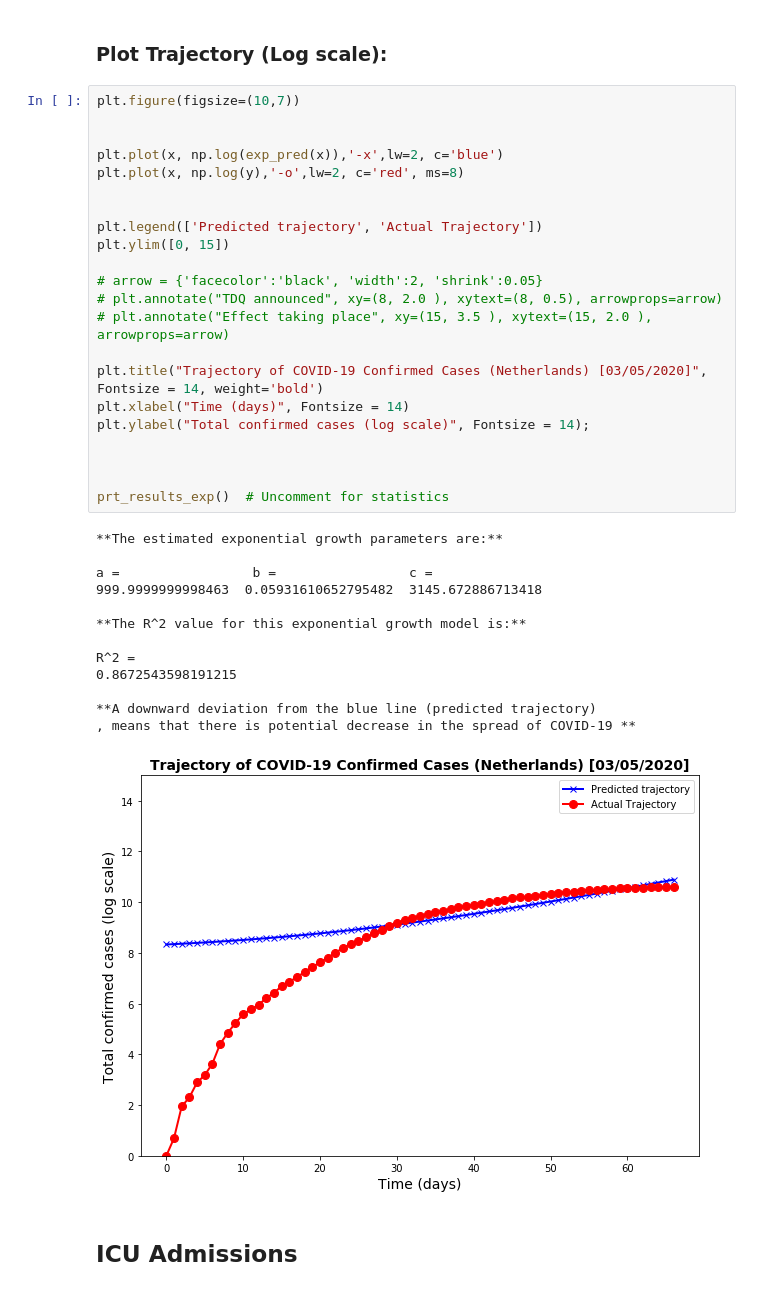
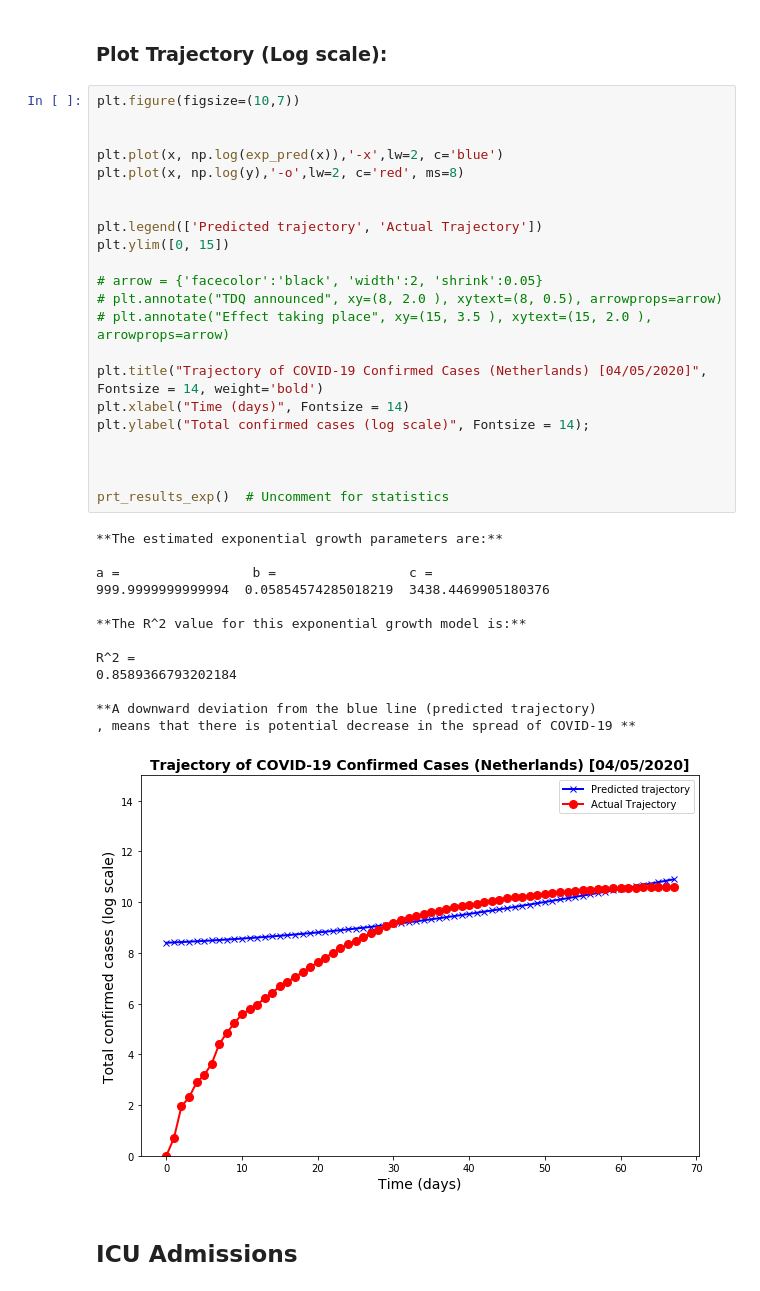
Before and after one commit to jiehaocao/BEP-SBMD-COVID19, a Jupyter notebook: notebook/logistic_growth_verhulst.ipynb, the cells around one changed output. Saved outputs shown, nothing was run; the diff lists cells and outputs as text.

```diff
--- a/notebook/logistic_growth_verhulst.ipynb
+++ b/notebook/logistic_growth_verhulst.ipynb
@@ -563,37 +563,37 @@ plt.figure(figsize=(10,7))
 
 
 plt.plot(x, np.log(exp_pred(x)),'-x',lw=2, c='blue')
 plt.plot(x, np.log(y),'-o',lw=2, c='red', ms=8)
 
 
 plt.legend(['Predicted trajectory', 'Actual Trajectory'])
 plt.ylim([0, 15])
 
 # arrow = {'facecolor':'black', 'width':2, 'shrink':0.05}
 # plt.annotate("TDQ announced", xy=(8, 2.0 ), xytext=(8, 0.5), arrowprops=arrow)
 # plt.annotate("Effect taking place", xy=(15, 3.5 ), xytext=(15, 2.0 ), arrowprops=arrow)
 
-plt.title("Trajectory of COVID-19 Confirmed Cases (Netherlands) [03/05/2020]", Fontsize = 14, weight='bold')
+plt.title("Trajectory of COVID-19 Confirmed Cases (Netherlands) [04/05/2020]", Fontsize = 14, weight='bold')
 plt.xlabel("Time (days)", Fontsize = 14)
 plt.ylabel("Total confirmed cases (log scale)", Fontsize = 14);
 
 
 
 prt_results_exp()  # Uncomment for statistics
 # %% [output]
 **The estimated exponential growth parameters are:**
 
 a =                 b =                 c =
-999.9999999998463  0.05931610652795482  3145.672886713418
+999.9999999999994  0.05854574285018219  3438.4469905180376
 
 **The R^2 value for this exponential growth model is:**
 
 R^2 =
-0.8672543598191215
+0.8589366793202184
 
 **A downward deviation from the blue line (predicted trajectory)
 , means that there is potential decrease in the spread of COVID-19 **
-[figure, old version]
+[figure, new version]
 # %% [markdown]
 ## ICU Admissions
 # %%
```
Also changed, not shown: parts of 3 cells of this notebook.
